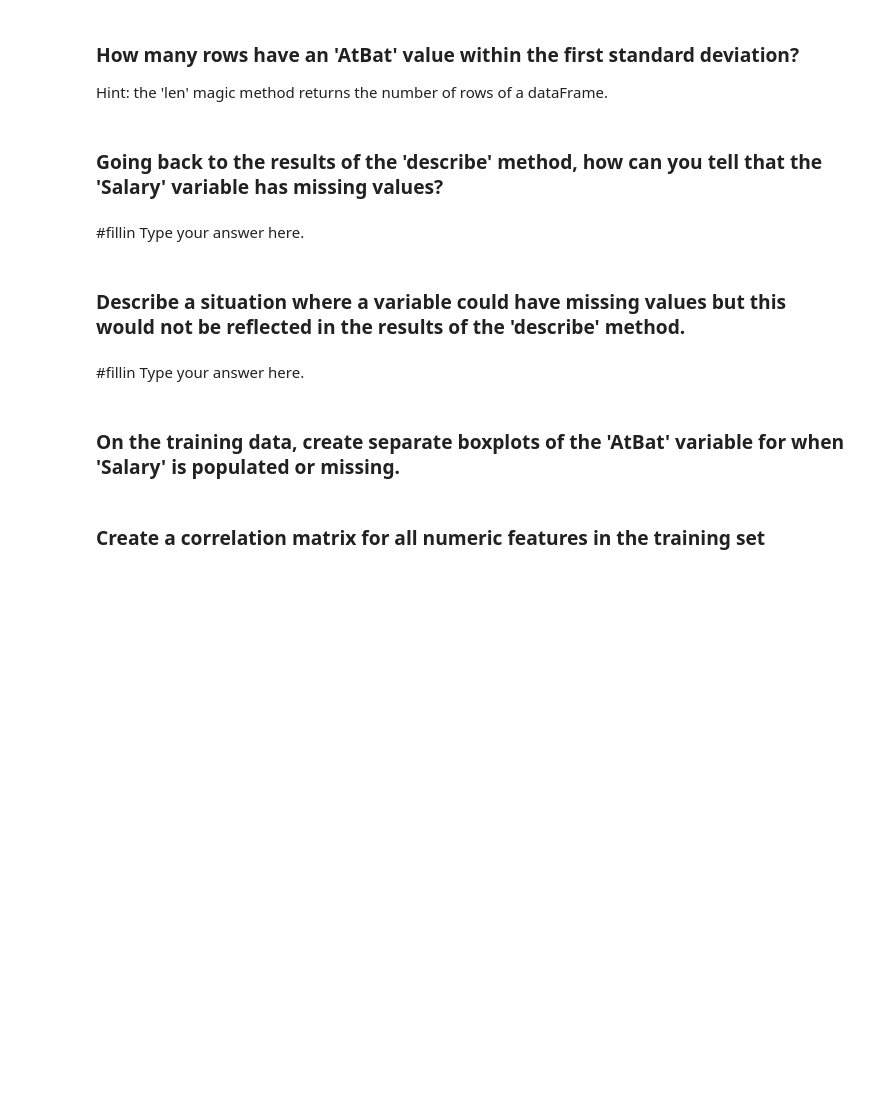
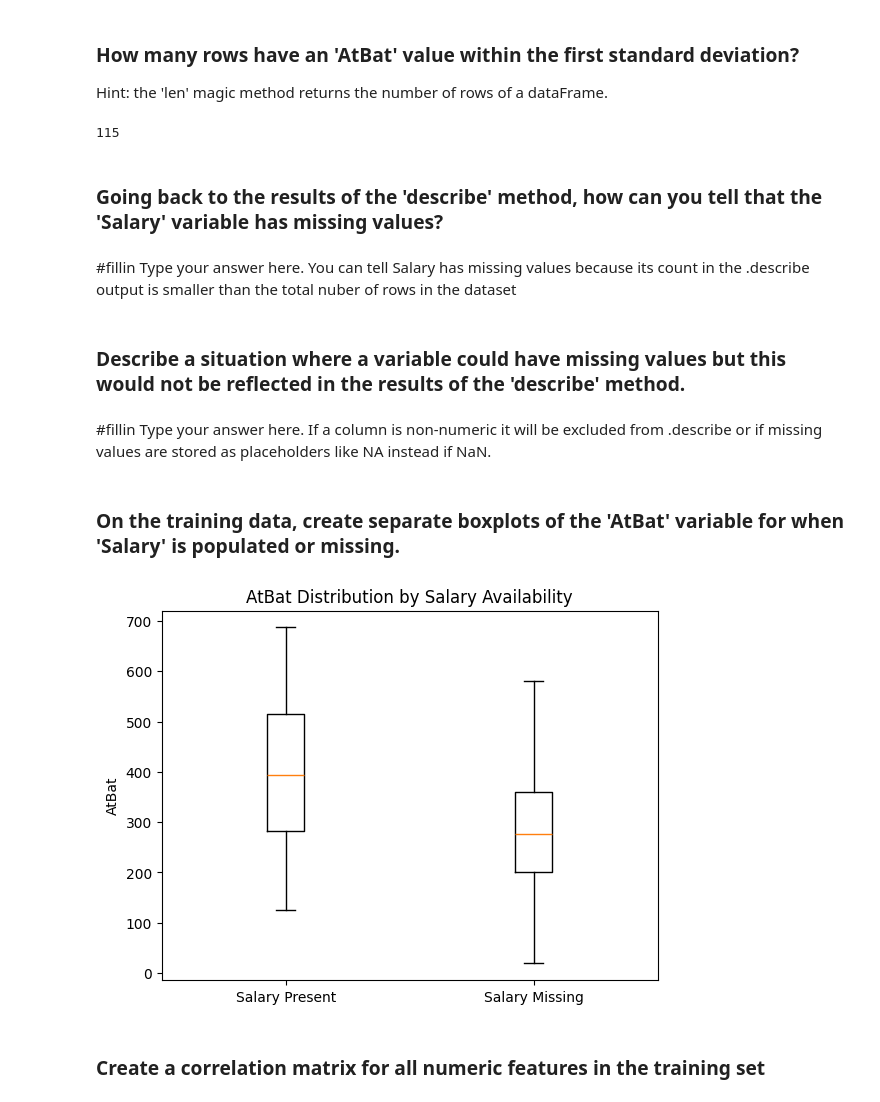
Before and after one commit to logandemianczyk/code_2600, a Jupyter notebook: mod03_eda.ipynb, the cells around one changed output. Saved outputs shown, nothing was run; the diff lists cells and outputs as text; code cells hidden in the pictures; blank space fills up the shorter version.

```diff
--- a/mod03_eda.ipynb
+++ b/mod03_eda.ipynb
@@ -75,3 +118,9 @@ Train, Test = train_test_split(Hitters,
 ### Let's standardize the AtBat feature (i.e., normalize by z-scores). We'll create a new column in the training data called 'AtBat_st' to represent this.
 # %%
 #fillin
+mean_atbat= Train['AtBat'].mean()
+std_atbat = Train['AtBat'].std()
+
+Train['AtBat_St'] = (Train['AtBat'] - mean_atbat) / std_atbat
+
+Train['AtBat_St'].describe()
@@ -81,18 +140,36 @@ Train, Test = train_test_split(Hitters,
 Hint: the 'len' magic method returns the number of rows of a dataFrame.
 # %%
 #fillin
+within_1ststd = Train[(Train['AtBat_St'] >= -1) & (Train['AtBat_St'] <= 1)]
+print(len(within_1ststd))
+# %% [output]
+115
 # %% [markdown]
 ### Going back to the results of the 'describe' method, how can you tell that the 'Salary' variable has missing values?
 # %% [markdown]
 #fillin Type your answer here.
+You can tell Salary has missing values because its count in the .describe output is smaller than the total nuber of rows in the dataset
 # %% [markdown]
 ### Describe a situation where a variable could have missing values but this would not be reflected in the results of the 'describe' method.
 # %% [markdown]
 #fillin Type your answer here.
+If a column is non-numeric it will be excluded from .describe or if missing values are stored as placeholders like NA instead if NaN.
 # %% [markdown]
 ### On the training data, create separate boxplots of the 'AtBat' variable for when 'Salary' is populated or missing.
 # %%
 #fillin
+atbat_with_salary = Train[Train['Salary'].notna()]['AtBat']
+atbat_missing_salary = Train[Train['Salary'].isna()]['AtBat']
+
+plt.figure()
+plt.boxplot([atbat_with_salary, atbat_missing_salary],
+            tick_labels = ['Salary Present', 'Salary Missing'])
+plt.ylabel('AtBat')
+plt.title('AtBat Distribution by Salary Availability')
+
+plt.show()
+# %% [output]
+[figure, added]
 # %% [markdown]
 ### Create a correlation matrix for all numeric features in the training set
 # %%
```
Also changed, not shown: parts of 14 cells of this notebook, 1 other file.
